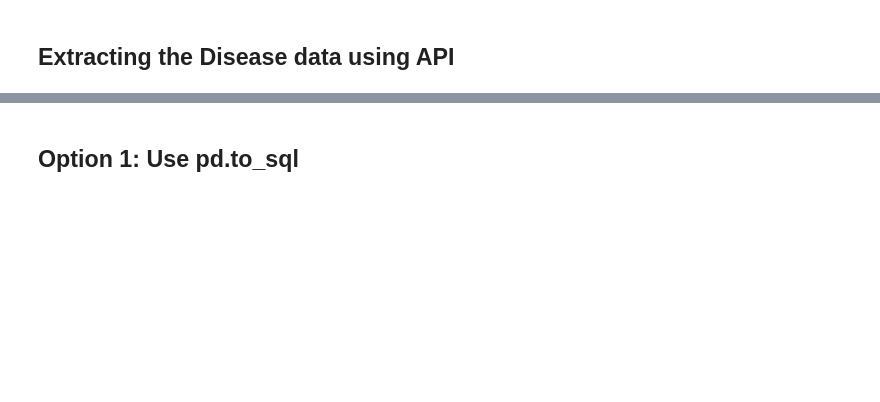
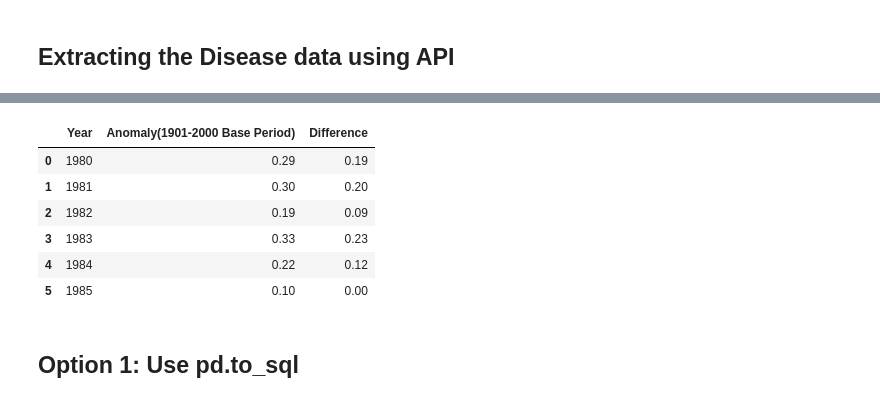
Before and after one commit to kentlum2018/Global_diseases, a Jupyter notebook: global_diseases_project.ipynb, the cells around one changed output, grey strips where cells are left out. Drawn from its saved outputs; the diff is of its cells as text; code cells hidden in the pictures; blank space fills up the shorter version.

Commit message:
added the temp data

```diff
--- a/global_diseases_project.ipynb
+++ b/global_diseases_project.ipynb
@@ -131,0 +269,5 @@ disease_df.loc[
+# %%
+temp_data_url="https://www.ncdc.noaa.gov/cag/global/time-series/globe/land_ocean/12/9/1980-2019"
+# %%
+temp_data_df=pd.read_html(temp_data_url)[0]
+temp_data_df=temp_data_df.drop(['Rank'], axis=1)
@@ -132,3 +284,18 @@ disease_df.loc[
+# %%
+temp_data_df.loc[:,"Anomaly(1901-2000 Base Period)"] = temp_data_df["Anomaly(1901-2000 Base Period)"].str.replace("°C","")
+temp_data_df["Anomaly(1901-2000 Base Period)"] = pd.to_numeric(temp_data_df["Anomaly(1901-2000 Base Period)"])
+# %%
+temp_data_df["Difference"]=temp_data_df["Anomaly(1901-2000 Base Period)"]-0.10
+# %%
+temp_data_df.head(6)
+# %% [output]
+|  | Year | Anomaly(1901-2000 Base Period) | Difference |
+| 0 | 1980 | 0.29 | 0.19 |
+| 1 | 1981 | 0.30 | 0.20 |
+| 2 | 1982 | 0.19 | 0.09 |
+| 3 | 1983 | 0.33 | 0.23 |
+| 4 | 1984 | 0.22 | 0.12 |
+| 5 | 1985 | 0.10 | 0.00 |
 # %% [markdown]
 ## Option 1: Use pd.to_sql
 # %%
```
Also changed, not shown: parts of 20 cells of this notebook, 1 other file.
